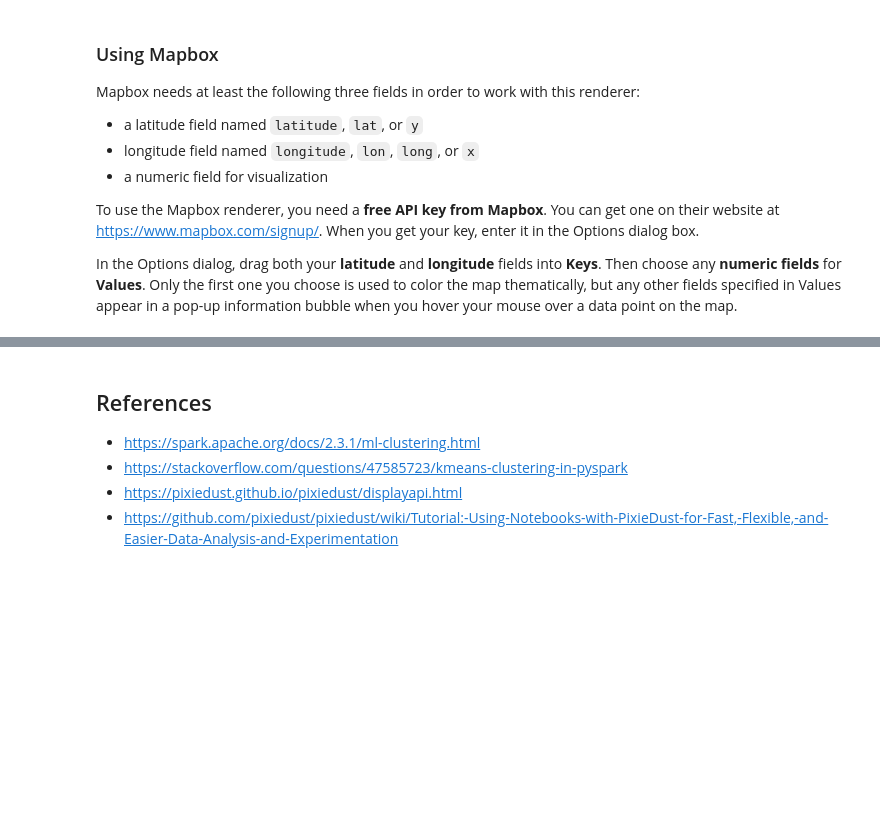
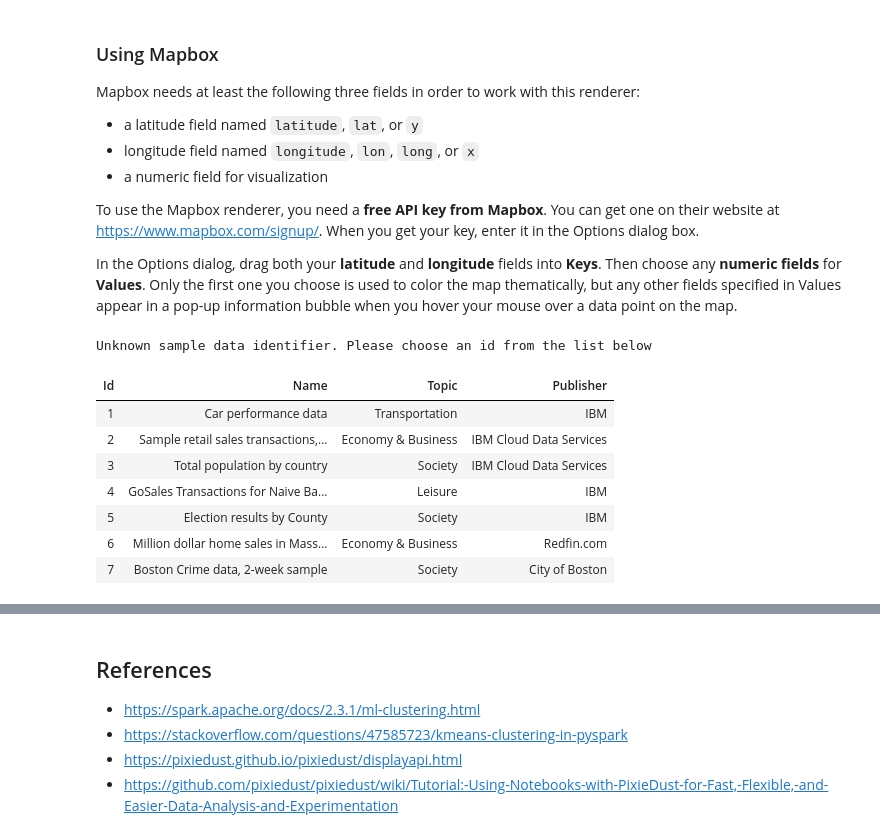
Before and after one commit to mocatfrio/big-data, a Jupyter notebook: notebook/02 - Simple Clustering using Apache Spark.ipynb, the cells around one changed output, grey strips where cells are left out. Cells and saved outputs as stored; diff of their text form; code cells hidden in the pictures; blank space fills up the shorter version.

Commit message:
pixiedust revision

```diff
--- a/notebook/02 - Simple Clustering using Apache Spark.ipynb
+++ b/notebook/02 - Simple Clustering using Apache Spark.ipynb
@@ -329,4 +336,16 @@ Mapbox needs at least the following three fields in order to work with this rend
 To use the Mapbox renderer, you need a **free API key from Mapbox**. You can get one on their website at https://www.mapbox.com/signup/. When you get your key, enter it in the Options dialog box.
 
 In the Options dialog, drag both your **latitude** and **longitude** fields into **Keys**. Then choose any **numeric fields** for **Values**. Only the first one you choose is used to color the map thematically, but any other fields specified in Values appear in a pop-up information bubble when you hover your mouse over a data point on the map.
+# %%
+dataset = pixiedust.sampleData('/home/mocatfrio/Documents/big-data/datasets/accident_area.csv')
+# %% [output]
+Unknown sample data identifier. Please choose an id from the list below
+| Id | Name | Topic | Publisher |
+| 1 | Car performance data | Transportation | IBM |
+| 2 | Sample retail sales transactions,... | Economy & Business | IBM Cloud Data Services |
+| 3 | Total population by country | Society | IBM Cloud Data Services |
+| 4 | GoSales Transactions for Naive Ba... | Leisure | IBM |
+| 5 | Election results by County | Society | IBM |
+| 6 | Million dollar home sales in Mass... | Economy & Business | Redfin.com |
+| 7 | Boston Crime data, 2-week sample | Society | City of Boston |
 # %%
```
Also changed, not shown: parts of 8 cells of this notebook.
